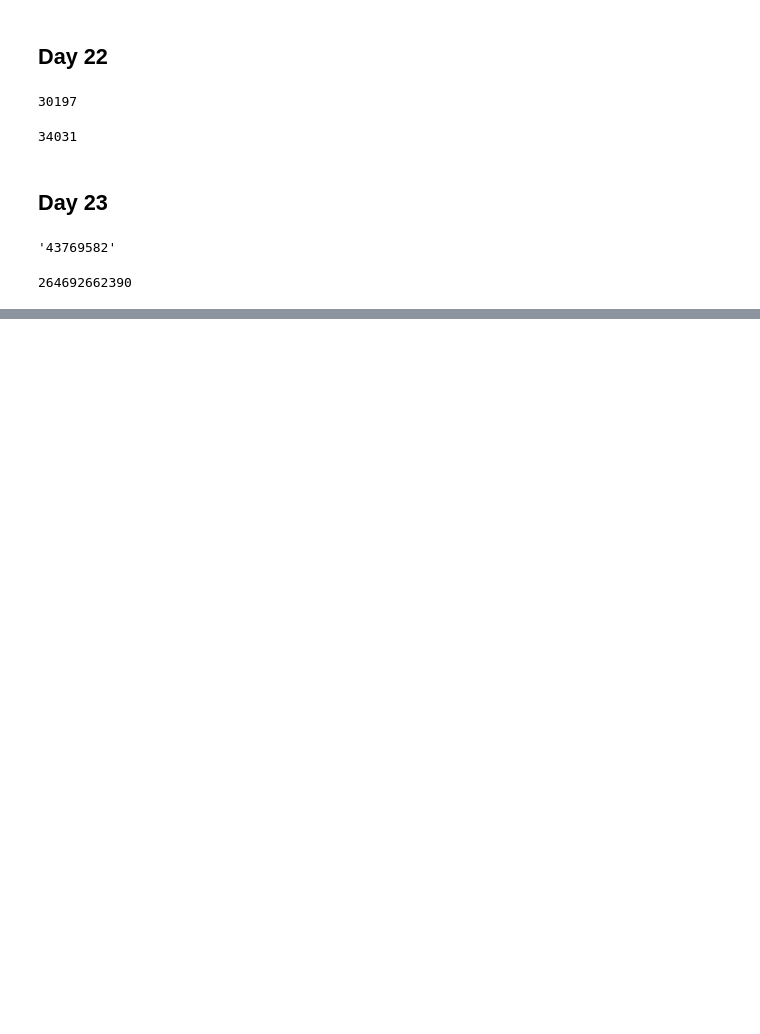
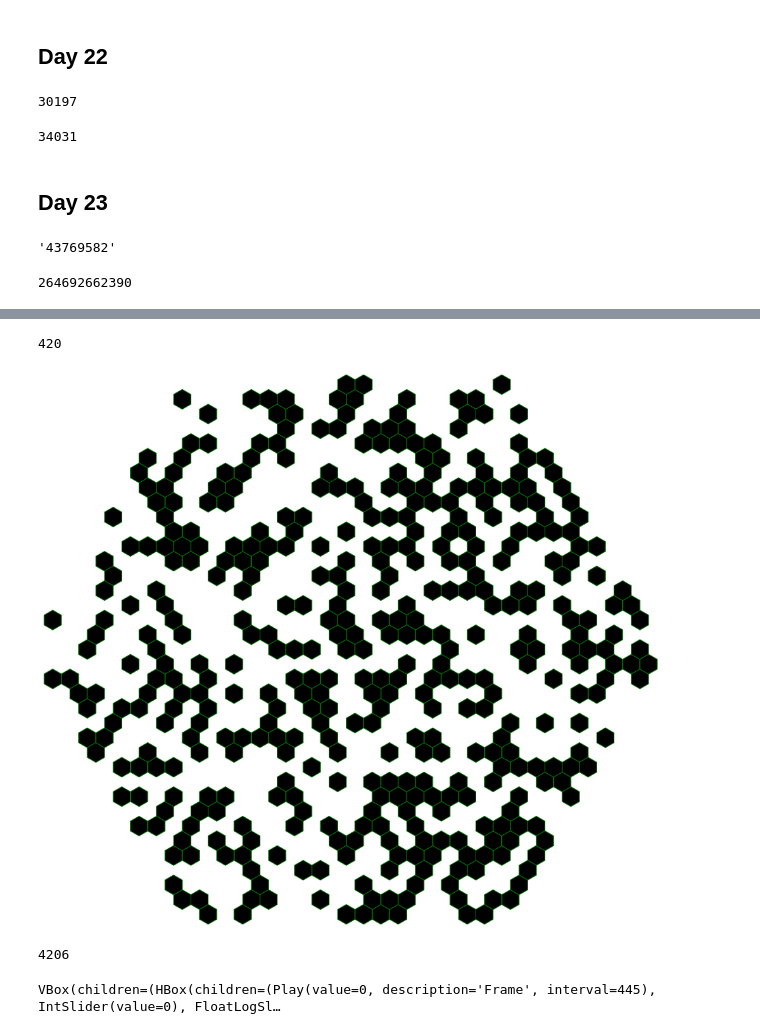
Before and after one commit to watercrossing/advent-of-code, a Jupyter notebook: adventOfCode2020.ipynb, the cells around one changed output, grey strips where cells are left out. Drawn from its saved outputs; the diff is of its cells as text; code cells hidden in the pictures; blank space fills up the shorter version.

```diff
--- a/adventOfCode2020.ipynb
+++ b/adventOfCode2020.ipynb
@@ -1056,0 +1063,3 @@ cups2 = crabCups(day23data, lenToMake=1000000, rounds=10000000)
+# %%
+with open("data/day24input.txt", 'r') as f:
+    day24data = [x for x in f.read().split("\n") if x]
@@ -1056,0 +1100,5 @@ cups2 = crabCups(day23data, lenToMake=1000000, rounds=10000000)
+# %%
+flipped = flipTiles(day24data)
+len(flipped)
+# %% [output]
+420
@@ -1056,0 +1109,20 @@ cups2 = crabCups(day23data, lenToMake=1000000, rounds=10000000)
+# %%
+def createHexMap(data, xmin, xmax, ymin, ymax):
+    scale = 2/math.sqrt(3)
+    flippedScaled = [(x, y*(2-scale/4)) for x, y in data]
+    fig = plt.figure(figsize=(13,13*(ymax*(2-scale/4)-ymin*(2-scale/4))/(xmax-xmin)))
+    ax = plt.Axes(fig, [0., 0., 1., 1.])
+    patches = [RegularPolygon(coords, 6, radius=scale, facecolor='black', edgecolor='green') for coords in flippedScaled]
+    pc = PatchCollection(patches, match_original=True)
+    ax.add_collection(pc)
+    ax.axis([xmin - scale, xmax+scale, ymin*(2-scale/4)-scale, ymax*(2-scale/4)+scale])
+    ax.axis(False)
+    fig.add_axes(ax)
+    plt.close()
+    return fig
+# %%
+fig = createHexMap(flipped, min(x for x, y in flipped), max(x for x, y in flipped),
+             min(y for x, y in flipped), max(y for x, y in flipped))
+display(fig)
+# %% [output]
+[figure, added]
@@ -1056,0 +1140,7 @@ cups2 = crabCups(day23data, lenToMake=1000000, rounds=10000000)
+# %%
+hexProgression = [set(flipped)]
+for i in range(100):
+    hexProgression.append(passDay(hexProgression[-1].copy()))
+len(hexProgression[-1])
+# %% [output]
+4206
@@ -1056,0 +1153,4 @@ cups2 = crabCups(day23data, lenToMake=1000000, rounds=10000000)
+# %%
+makeHexAnimation(hexProgression)
+# %% [output]
+VBox(children=(HBox(children=(Play(value=0, description='Frame', interval=445), IntSlider(value=0), FloatLogSl…
```
Also changed, not shown: parts of 8 cells of this notebook, 3 other files.
